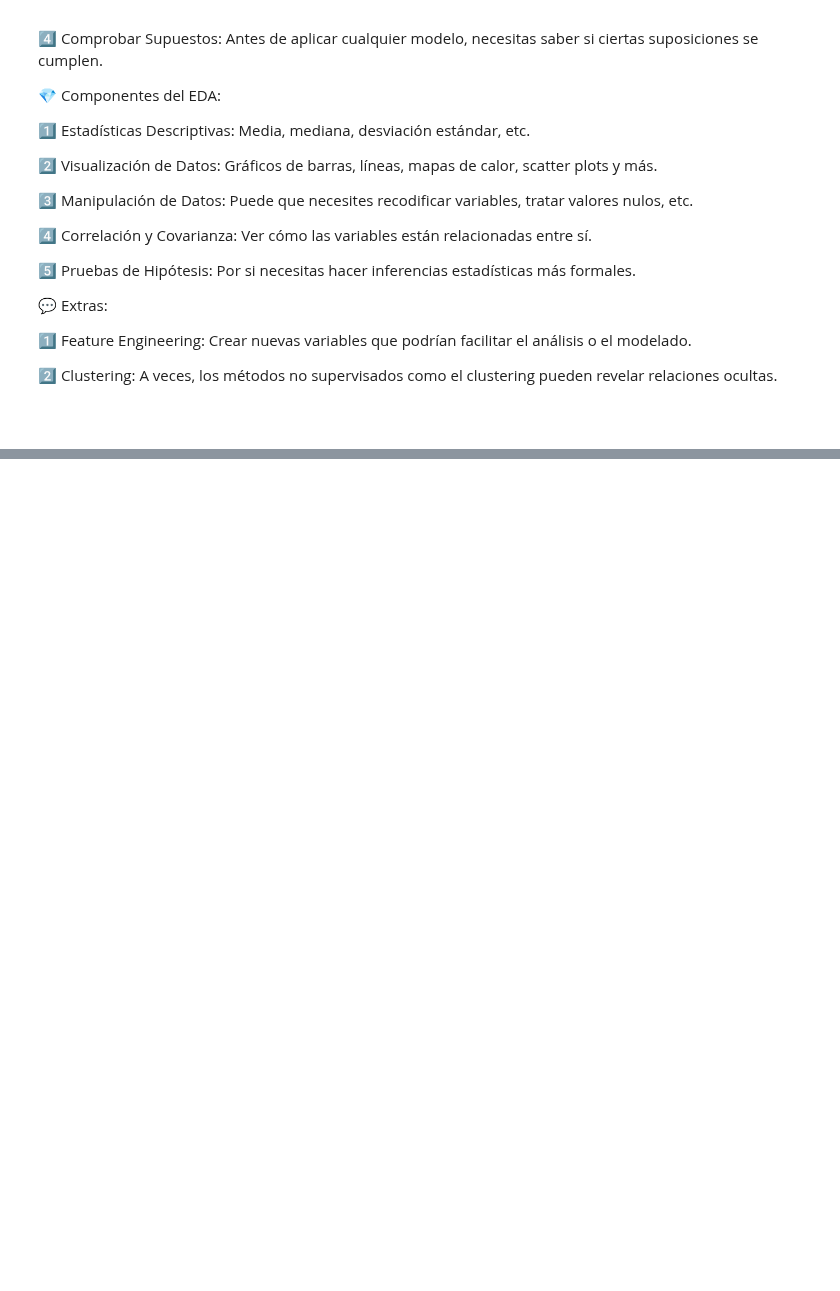
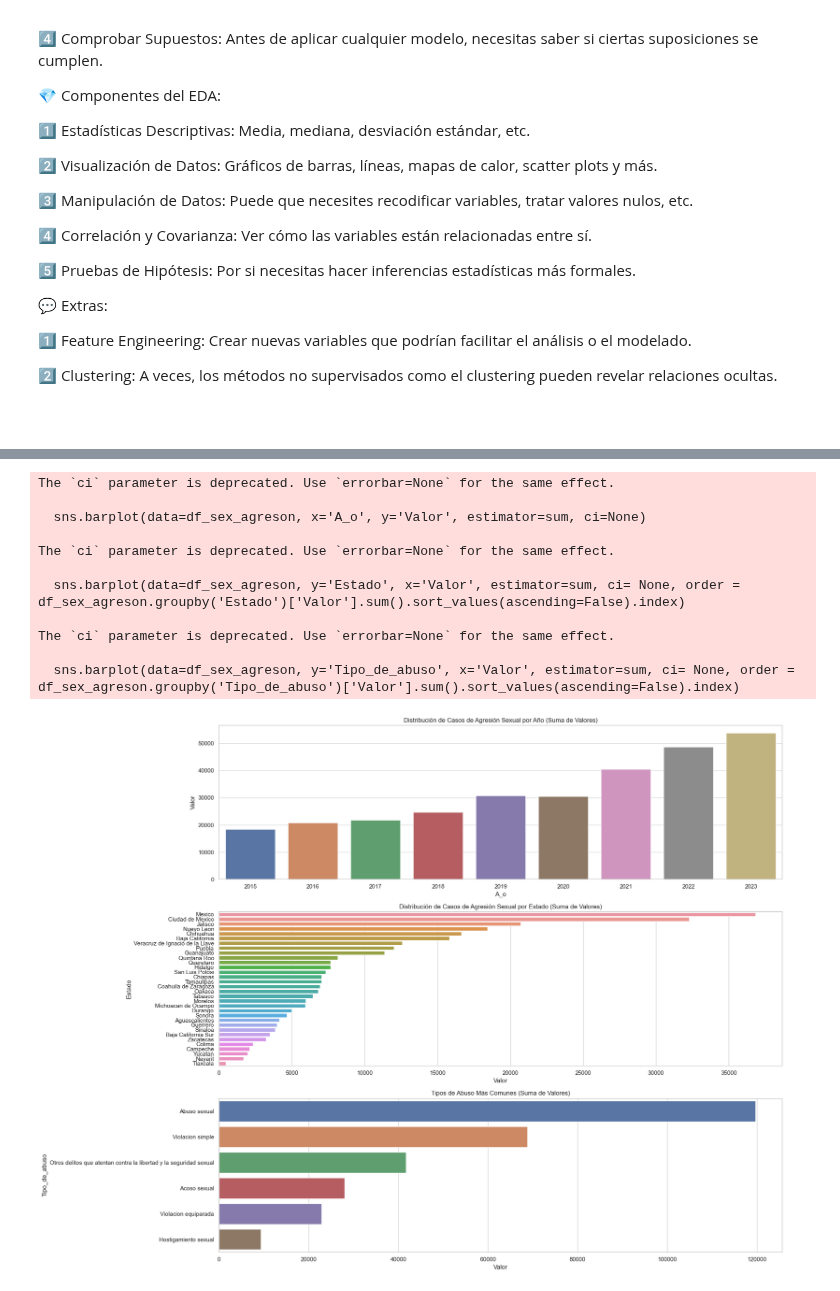
Before and after one commit to BlackEddit/EDA_Cleasings, a Jupyter notebook: EDA_Sexual_Agression.ipynb, the cells around one changed output, grey strips where cells are left out. Cells and saved outputs as stored; diff of their text form; code cells hidden in the pictures; blank space fills up the shorter version.

Commit message:
Basic Charts to get insight

```diff
--- a/EDA_Sexual_Agression.ipynb
+++ b/EDA_Sexual_Agression.ipynb
@@ -247,0 +273,68 @@ El EDA es como un primer date con tus datos. Es tu oportunidad para conocerlos m
+# %%
+
+# Configurar el estilo estético de las gráficas con Seaborn
+sns.set_theme(style="whitegrid")
+
+# Inicializar la figura donde se mostrarán las gráficas
+# Establecemos el tamaño de la figura en 20x15
+plt.figure(figsize=(20, 15))
+
+# Crear un subplot para la primera gráfica
+# El primer número '3' indica que habrá 3 filas de gráficos
+# El segundo número '1' indica que habrá 1 columna de gráficos
+# El tercer número '1' indica que este es el primer gráfico
+plt.subplot(3, 1, 1)
+
+# Crear un gráfico de barras para mostrar la distribución por año
+# 'data=df' especifica el DataFrame que estamos usando
+# 'x='A_o'' y 'y='Valor'' especifican las columnas del DataFrame que se usarán para el eje x e y, respectivamente
+# 'estimator=sum' indica que queremos sumar los valores para cada categoría, en lugar de contarlos
+# 'ci=None' elimina el intervalo de confianza que Seaborn muestra por defecto
+sns.barplot(data=df_sex_agreson, x='A_o', y='Valor', estimator=sum, ci=None)
+
+# Añadir un título a la gráfica
+plt.title('Distribución de Casos de Agresión Sexual por Año (Suma de Valores)')
+
+# Crear un segundo subplot para la segunda gráfica
+plt.subplot(3, 1, 2)
+
+# Crear un gráfico de barras para mostrar la distribución por estado
+# 'order' nos permite ordenar las barras según la suma de 'Valor' para cada estado
+# df.groupby('Estado'): Agrupa el DataFrame por la columna Estado. Esto nos da un nuevo objeto agrupado donde todas las filas con el mismo estado se agrupan juntas.
+# ['Valor'].sum(): Selecciona la columna Valor del objeto agrupado y suma los valores para cada grupo (en este caso, cada estado).
+# sort_values(ascending=False): Ordena los valores sumados en orden descendente (el más grande primero).
+# .index: Obtiene los índices de los valores ordenados, que en este caso son los nombres de los estados.
+
+sns.barplot(data=df_sex_agreson, y='Estado', x='Valor', estimator=sum, ci= None, order = df_sex_agreson.groupby('Estado')['Valor'].sum().sort_values(ascending=False).index)
+
+# Añadir un título a la gráfica
+plt.title('Distribución de Casos de Agresión Sexual por Estado (Suma de Valores)')
+
+# Crear un tercer subplot para la tercera gráfica
+plt.subplot(3, 1, 3)
+
+# Crear un gráfico de barras para mostrar los tipos de abuso más comunes
+# 'order' nos permite ordenar las barras según la suma de 'Valor' para cada tipo de abuso
+sns.barplot(data=df_sex_agreson, y='Tipo_de_abuso', x='Valor', estimator=sum, ci= None, order = df_sex_agreson.groupby('Tipo_de_abuso')['Valor'].sum().sort_values(ascending=False).index)
+
+# Añadir un título a la gráfica
+plt.title('Tipos de Abuso Más Comunes (Suma de Valores)')
+
+# Ajustar el layout para que todo encaje bien
+plt.tight_layout()
+
+# Mostrar todas las gráficas
+plt.show()
+# %% [output]
+The `ci` parameter is deprecated. Use `errorbar=None` for the same effect.
+
+  sns.barplot(data=df_sex_agreson, x='A_o', y='Valor', estimator=sum, ci=None)
+
+The `ci` parameter is deprecated. Use `errorbar=None` for the same effect.
+
+  sns.barplot(data=df_sex_agreson, y='Estado', x='Valor', estimator=sum, ci= None, order = df_sex_agreson.groupby('Estado')['Valor'].sum().sort_values(ascending=False).index)
+
+The `ci` parameter is deprecated. Use `errorbar=None` for the same effect.
+
+  sns.barplot(data=df_sex_agreson, y='Tipo_de_abuso', x='Valor', estimator=sum, ci= None, order = df_sex_agreson.groupby('Tipo_de_abuso')['Valor'].sum().sort_values(ascending=False).index)
+[figure, added]
```
Also changed, not shown: parts of 4 cells of this notebook.
